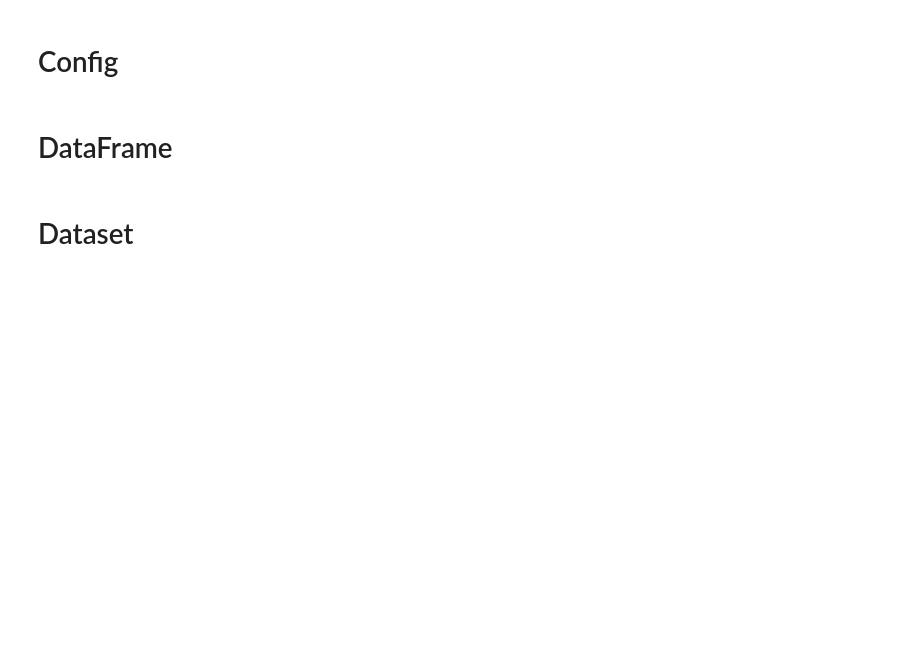
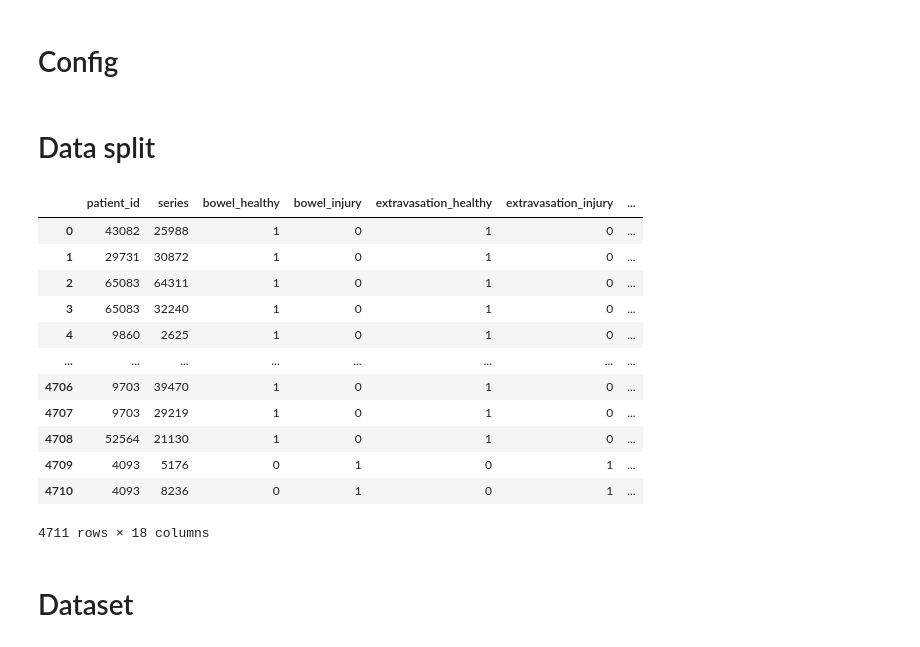
Before and after one commit to JunSeongLee1102/Kaggle-Competition-Results, a Jupyter notebook: 02_RSNA_Abdominal_Trauma/baseline_3d_with_segmentation.ipynb, the cells around one changed output. Drawn from its saved outputs; the diff is of its cells as text; code cells hidden in the pictures; blank space fills up the shorter version.

```diff
--- a/02_RSNA_Abdominal_Trauma/baseline_3d_with_segmentation.ipynb
+++ b/02_RSNA_Abdominal_Trauma/baseline_3d_with_segmentation.ipynb
@@ -124,5 +131,3 @@ transforms_train = transforms.Compose([
 
 transforms_valid = transforms.Compose([
 ])
-# %% [markdown]
-# DataFrame
@@ -138,2 +134,63 @@ df_seg.tail()
+# %% [markdown]
+# Data split
+# %%
+train_df = pd.read_csv(f'{BASE_PATH}/train.csv')
+train_meta = pd.read_csv(f'{BASE_PATH}/train_series_meta.csv')
+train_df = train_df.sort_values(by=['patient_id'])
+train_df
+
+TRAIN_PATH = BASE_PATH + "/train_images"
+n_chunk = 8
+patients = os.listdir(TRAIN_PATH)
+n_patients = len(patients)
+rng_patients = np.linspace(0, n_patients+1, n_chunk+1, dtype = int)
+patients_cts = glob(f'{TRAIN_PATH}/*/*')
+n_cts = len(patients_cts)
+patients_cts_arr = np.zeros((n_cts, 2), int)
+data_paths=[]
+for i in range(0, n_cts):
+    patient, ct = patients_cts[i].split('/')[-2:]
+    patients_cts_arr[i] = patient, ct
+    data_paths.append(f'{BASE_PATH}/3d_preprocessed/{patients_cts_arr[i,0]}_{patients_cts_arr[i,1]}.pkl')
+TRAIN_IMG_PATH = BASE_PATH + '/processed'
+
+#Generate tables for training
+train_meta_df = pd.DataFrame(patients_cts_arr, columns = ['patient_id', 'series'])
+
+#5-fold splitting
+train_df['fold'] = 0
+labels = train_df[['bowel_healthy','bowel_injury',
+                    'extravasation_healthy','extravasation_injury',
+                    'kidney_healthy','kidney_low','kidney_high',
+                    'liver_healthy','liver_low','liver_high',
+                    'spleen_healthy','spleen_low','spleen_high',
+                    'any_injury']].to_numpy()
+
+mskf = MultilabelStratifiedKFold(n_splits=n_folds, shuffle=True, random_state=0)
+counter = 0
+for train_index, test_index in mskf.split(np.ones(len(train_df)), labels):
+    for i in range(0, len(test_index)):
+        train_df['fold'][test_index[i]] = counter
+    counter+=1
+
+train_meta_df = train_meta_df.join(train_df.set_index('patient_id'), on='patient_id')
+train_meta_df['path']=data_paths
+train_meta_df.to_csv(f'{BASE_PATH}/train_meta.csv', index = False)
+np.unique(train_meta_df['fold'].to_numpy(), return_counts = True)
+train_meta_df
+# %% [output]
+|  | patient_id | series | bowel_healthy | bowel_injury | extravasation_healthy | extravasation_injury | ... |
+| 0 | 43082 | 25988 | 1 | 0 | 1 | 0 | ... |
+| 1 | 29731 | 30872 | 1 | 0 | 1 | 0 | ... |
+| 2 | 65083 | 64311 | 1 | 0 | 1 | 0 | ... |
+| 3 | 65083 | 32240 | 1 | 0 | 1 | 0 | ... |
+| 4 | 9860 | 2625 | 1 | 0 | 1 | 0 | ... |
+| ... | ... | ... | ... | ... | ... | ... | ... |
+| 4706 | 9703 | 39470 | 1 | 0 | 1 | 0 | ... |
+| 4707 | 9703 | 29219 | 1 | 0 | 1 | 0 | ... |
+| 4708 | 52564 | 21130 | 1 | 0 | 1 | 0 | ... |
+| 4709 | 4093 | 5176 | 0 | 1 | 0 | 1 | ... |
+| 4710 | 4093 | 8236 | 0 | 1 | 0 | 1 | ... |
+4711 rows × 18 columns
 # %% [markdown]
 # Dataset
```
Also changed, not shown: parts of 19 cells of this notebook, 4 other files.
